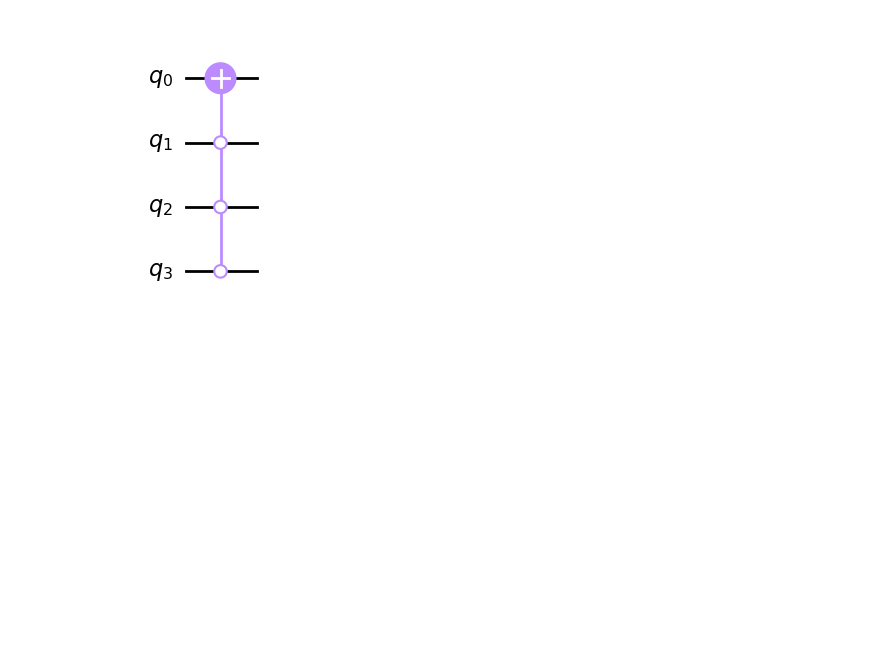
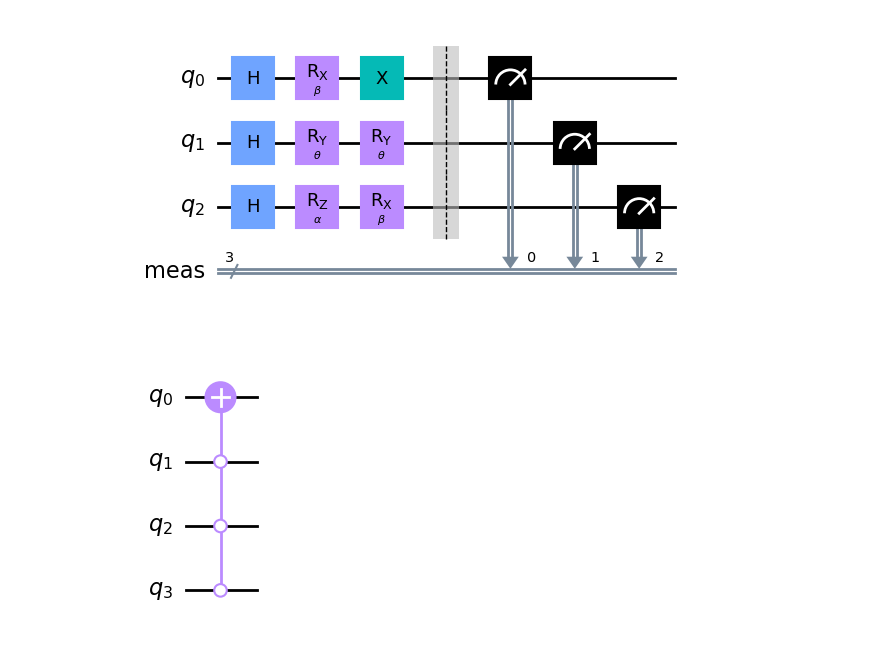
Before and after one commit to Sajjad-Ahmad-phy/A-Quantum-Neural-Network-for-Quadratic-Assignment-Problems, a Jupyter notebook: Not_MCRX.ipynb, the cells around one changed output. Drawn from its saved outputs; the diff is of its cells as text; code cells hidden in the pictures; blank space fills up the shorter version.

```diff
--- a/Not_MCRX.ipynb
+++ b/Not_MCRX.ipynb
@@ -1 +5,22 @@
+# %%
+beta = Parameter(r'$\beta$')
+theta = Parameter(r'$\theta$')
+alpha = Parameter(r'$\alpha$')
+# %%
+qc = QuantumCircuit(3)
+qc.h([0, 1, 2])
+qc.rx(beta, 0)
+qc.ry(theta, 1)
+qc.rz(alpha, 2)
+
+qc.rx(beta, 2)
+qc.ry(theta, 1)
+qc.x(0)
+
+qc.measure_all()
+
+
+qc.draw('mpl')
+# %% [output]
+[figure, added]
 # %%
```
Also changed, not shown: parts of 4 cells of this notebook, 2 other files.
